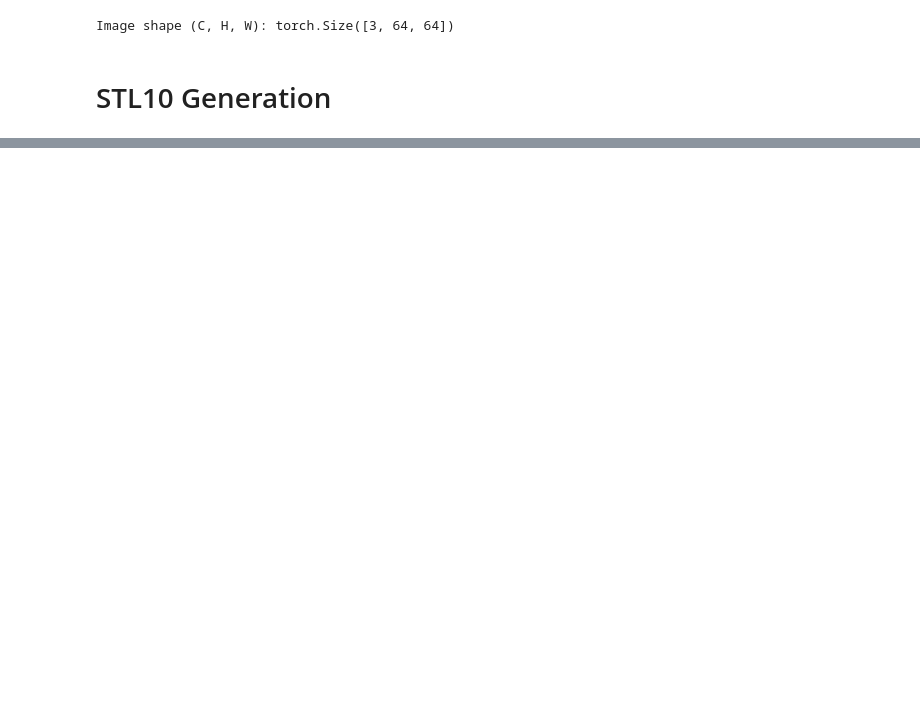
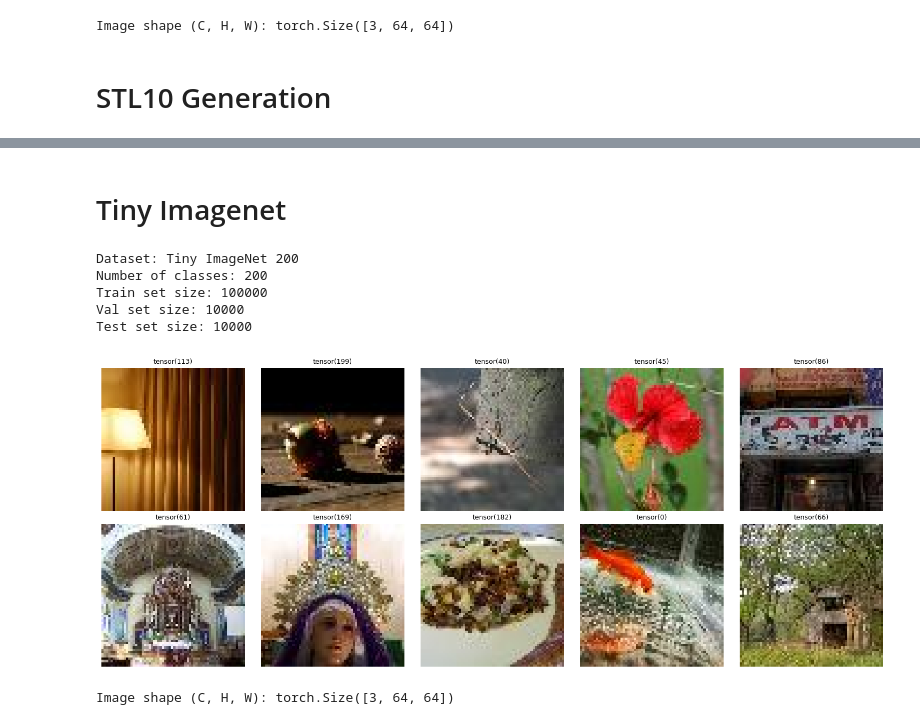
Before and after one commit to amkharazi/VITNEG, a Jupyter notebook: visualization/datasets.ipynb, the cells around one changed output, grey strips where cells are left out. Saved outputs shown, nothing was run; the diff lists cells and outputs as text; code cells hidden in the pictures; blank space fills up the shorter version.

```diff
--- a/visualization/datasets.ipynb
+++ b/visualization/datasets.ipynb
@@ -458 +460,64 @@ Train set size: 100000
 Image shape (C, H, W): torch.Size([3, 64, 64])
+# %% [markdown]
+# Tiny Imagenet
+# %%
+import sys
+sys.path.append('..')
+
+import torch
+import matplotlib.pyplot as plt
+from Utils.tinyimagenet_loaders import get_tinyimagenet_dataloaders
+import torchvision.transforms as transforms
+from collections import Counter
+
+
+custom_transform = transforms.Compose([
+    transforms.Resize((64, 64)),
+    transforms.ToTensor(),
+])
+
+train_loader, val_loader, test_loader = get_tinyimagenet_dataloaders(
+    transform_train=custom_transform,
+    transform_test=custom_transform,
+    transform_val=custom_transform
+)
+
+train_dataset = train_loader.dataset
+test_dataset = test_loader.dataset
+val_dataset = val_loader.dataset
+
+label_counts = Counter(label for _, label in train_dataset)
+num_classes = len(label_counts)
+
+print("Dataset: Tiny ImageNet 200")
+print(f"Number of classes: {num_classes}")
+print(f"Train set size: {len(train_dataset)}")
+print(f"Val set size: {len(val_dataset)}")
+print(f"Test set size: {len(test_dataset)}")
+
+images, labels = next(iter(train_loader))
+
+def imshow(img_tensor, title):
+    img = img_tensor.permute(1, 2, 0).numpy()
+    # img = (img * [0.229, 0.224, 0.225]) + [0.485, 0.456, 0.406]
+    img = img.clip(0, 1)
+    plt.imshow(img)
+    plt.title(title, fontsize=9)
+    plt.axis('off')
+
+plt.figure(figsize=(15, 6))
+for i in range(10):
+    plt.subplot(2, 5, i + 1)
+    imshow(images[i],labels[i])
+plt.tight_layout()
+plt.show()
+
+print(f"Image shape (C, H, W): {images[0].shape}")
+# %% [output]
+Dataset: Tiny ImageNet 200
+Number of classes: 200
+Train set size: 100000
+Val set size: 10000
+Test set size: 10000
+[figure, added]
+Image shape (C, H, W): torch.Size([3, 64, 64])
```
Also changed, not shown: parts of 8 cells of this notebook.
